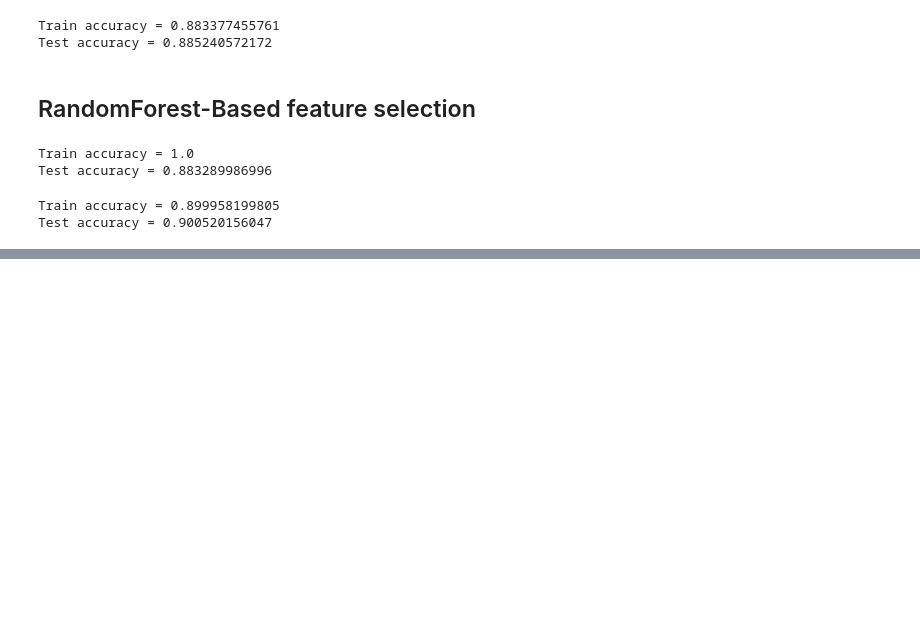
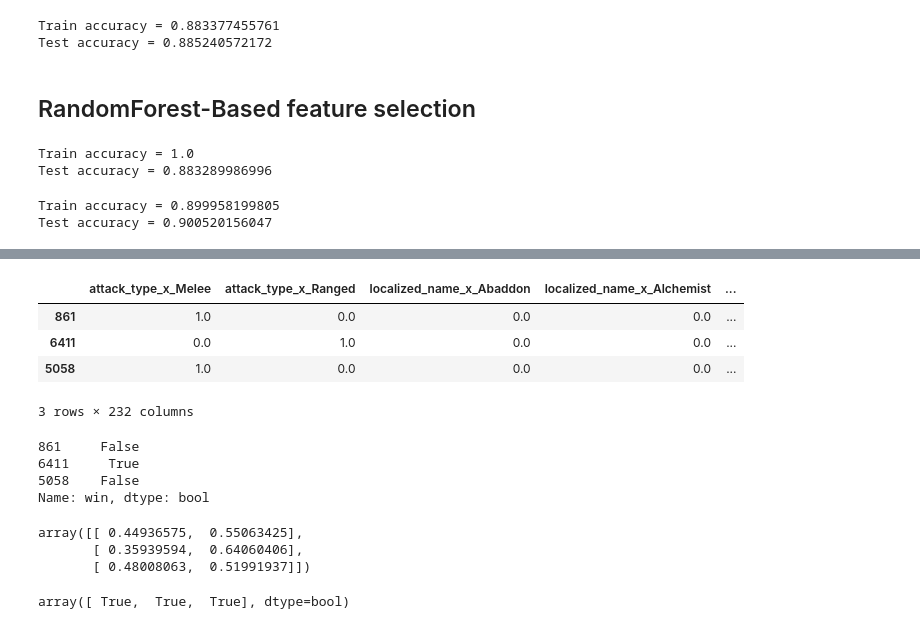
Before and after one commit to arch1baald/dotaML, a Jupyter notebook: Model18_04_2017/BaseLine Model.ipynb, the cells around one changed output, grey strips where cells are left out. Cells and saved outputs as stored; diff of their text form; code cells hidden in the pictures; blank space fills up the shorter version.

```diff
--- a/Model18_04_2017/BaseLine Model.ipynb
+++ b/Model18_04_2017/BaseLine Model.ipynb
@@ -581,0 +666,8 @@ Test accuracy = 0.900520156047
+# %%
+X_train_norm.drop(rareHeroes, inplace = True, axis = 1)
+X_test_norm.drop(rareHeroes, inplace = True, axis = 1)
+# %%
+clusterVars = []
+for f in list(X_train_norm):
+    if f.find('cluster') != -1:
+        clusterVars.append(f)
@@ -581,0 +694,6 @@ Test accuracy = 0.900520156047
+# %%
+X_train_norm.drop(clusterVars, inplace = True, axis = 1)
+X_test_norm.drop(clusterVars, inplace = True, axis = 1)
+# %%
+X_train_norm.drop(['tower_damage', 'assists', 'gold_per_min','xp_per_min', 'deaths', 'hero_damage', 'gold_spent'], inplace = True, axis = 1)
+X_test_norm.drop(['tower_damage', 'assists', 'gold_per_min','xp_per_min', 'deaths', 'hero_damage', 'gold_spent'], inplace = True, axis = 1)
@@ -581,0 +755,25 @@ Test accuracy = 0.900520156047
+# %%
+X_test_norm.iloc[-3:, :]
+# %% [output]
+|  | attack_type_x_Melee | attack_type_x_Ranged | localized_name_x_Abaddon | localized_name_x_Alchemist | ... |
+| 861 | 1.0 | 0.0 | 0.0 | 0.0 | ... |
+| 6411 | 0.0 | 1.0 | 0.0 | 0.0 | ... |
+| 5058 | 1.0 | 0.0 | 0.0 | 0.0 | ... |
+3 rows × 232 columns
+# %%
+print y_test.iloc[-3:]
+# %% [output]
+861     False
+6411     True
+5058    False
+Name: win, dtype: bool
+# %%
+lm.predict_proba(X_test_norm.iloc[-3:, :])
+# %% [output]
+array([[ 0.44936575,  0.55063425],
+       [ 0.35939594,  0.64060406],
+       [ 0.48008063,  0.51991937]])
+# %%
+lm.predict(X_test_norm.iloc[-3:, :])
+# %% [output]
+array([ True,  True,  True], dtype=bool)
```
Also changed, not shown: parts of 34 cells of this notebook, 2 other files.
